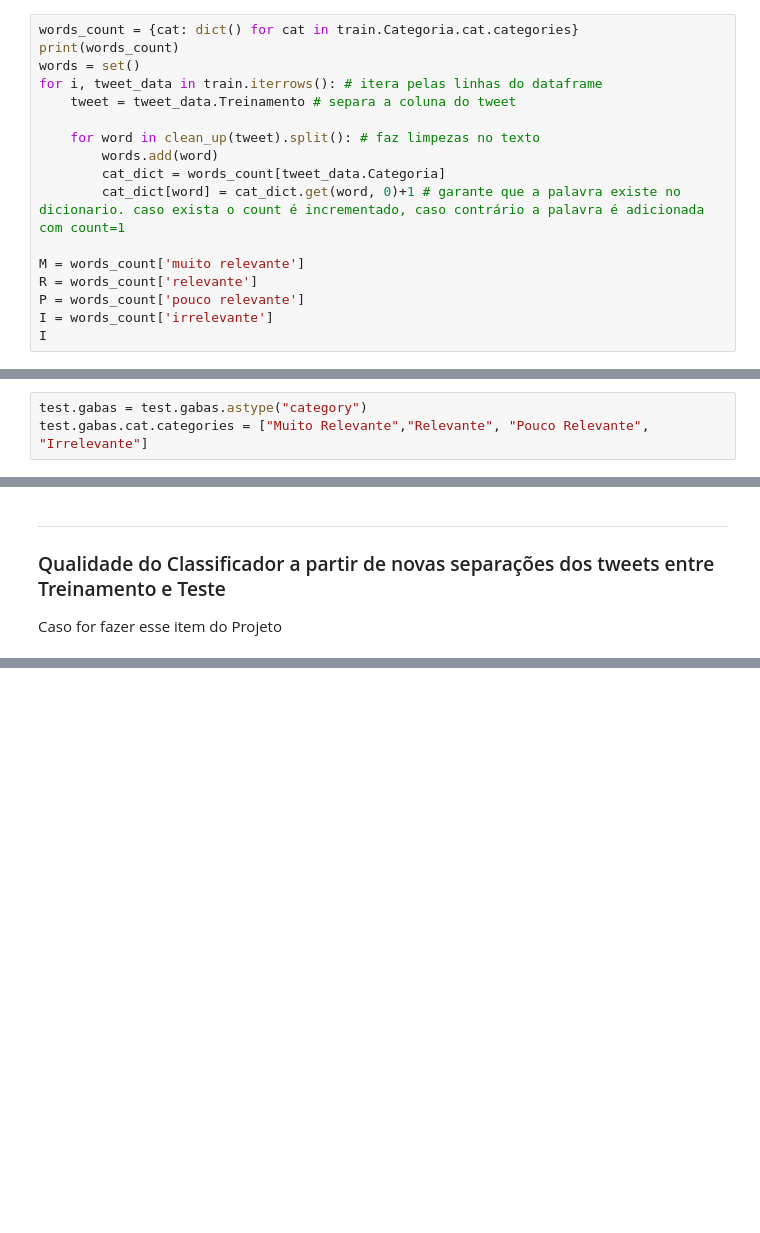
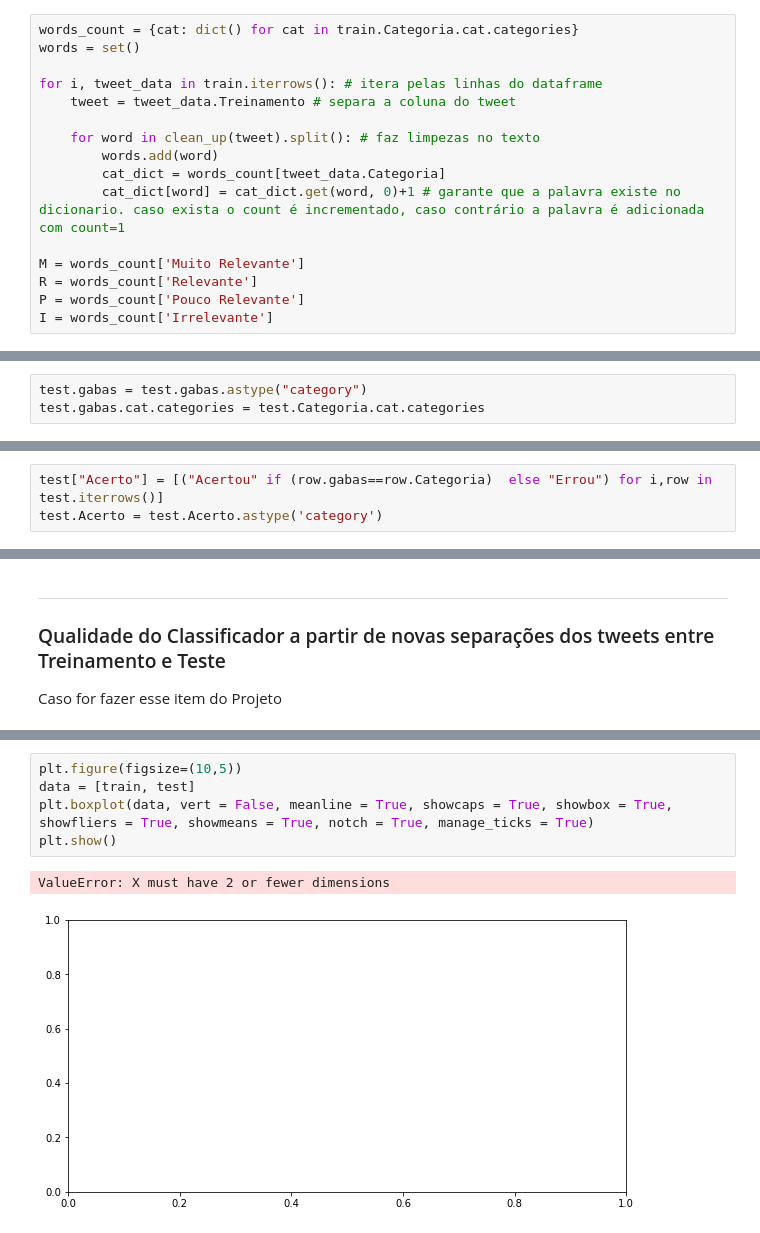
Before and after one commit to sharpiestealr/naive-bayes-classifier, a Jupyter notebook: Projeto1_Layout_Classificador.ipynb, the cells around one changed output, grey strips where cells are left out. Drawn from its saved outputs; the diff is of its cells as text; blank space fills up the shorter version.

```diff
--- a/Projeto1_Layout_Classificador.ipynb
+++ b/Projeto1_Layout_Classificador.ipynb
@@ -127,7 +143,7 @@ train.Categoria = train.Categoria.apply(lambda x: x.lower())
 # %%
 words_count = {cat: dict() for cat in train.Categoria.cat.categories}
-print(words_count)
 words = set()
+
 for i, tweet_data in train.iterrows(): # itera pelas linhas do dataframe
     tweet = tweet_data.Treinamento # separa a coluna do tweet
 
@@ -136,8 +152,7 @@ for i, tweet_data in train.iterrows(): # itera pelas linhas do dataframe
         cat_dict = words_count[tweet_data.Categoria]
         cat_dict[word] = cat_dict.get(word, 0)+1 # garante que a palavra existe no dicionario. caso exista o count é incrementado, caso contrário a palavra é adicionada com count=1
 
-M = words_count['muito relevante']
-R = words_count['relevante']
-P = words_count['pouco relevante']
-I = words_count['irrelevante']
-I
+M = words_count['Muito Relevante']
+R = words_count['Relevante']
+P = words_count['Pouco Relevante']
+I = words_count['Irrelevante']
@@ -199,4 +194,4 @@ for i, tweet_data in test.iterrows():  # itera pelas linhas do dataframe
 test.Categoria = pd.Categorical(values=l,categories=["Muito Relevante","Relevante", "Pouco Relevante", "Irrelevante"],ordered=True)
 # %%
 test.gabas = test.gabas.astype("category")
-test.gabas.cat.categories = ["Muito Relevante","Relevante", "Pouco Relevante", "Irrelevante"]
+test.gabas.cat.categories = test.Categoria.cat.categories
@@ -218,0 +198,3 @@ test.head(80)
+# %%
+test["Acerto"] = [("Acertou" if (row.gabas==row.Categoria)  else "Errou") for i,row in test.iterrows()]
+test.Acerto = test.Acerto.astype('category')
@@ -319,0 +392,8 @@ tweets.head(3)
+# %%
+plt.figure(figsize=(10,5))
+data = [train, test]
+plt.boxplot(data, vert = False, meanline = True, showcaps = True, showbox = True, showfliers = True, showmeans = True, notch = True, manage_ticks = True)
+plt.show()
+# %% [output]
+ValueError: X must have 2 or fewer dimensions
+[figure, added]
```
Also changed, not shown: parts of 35 cells of this notebook, 1 other file.
